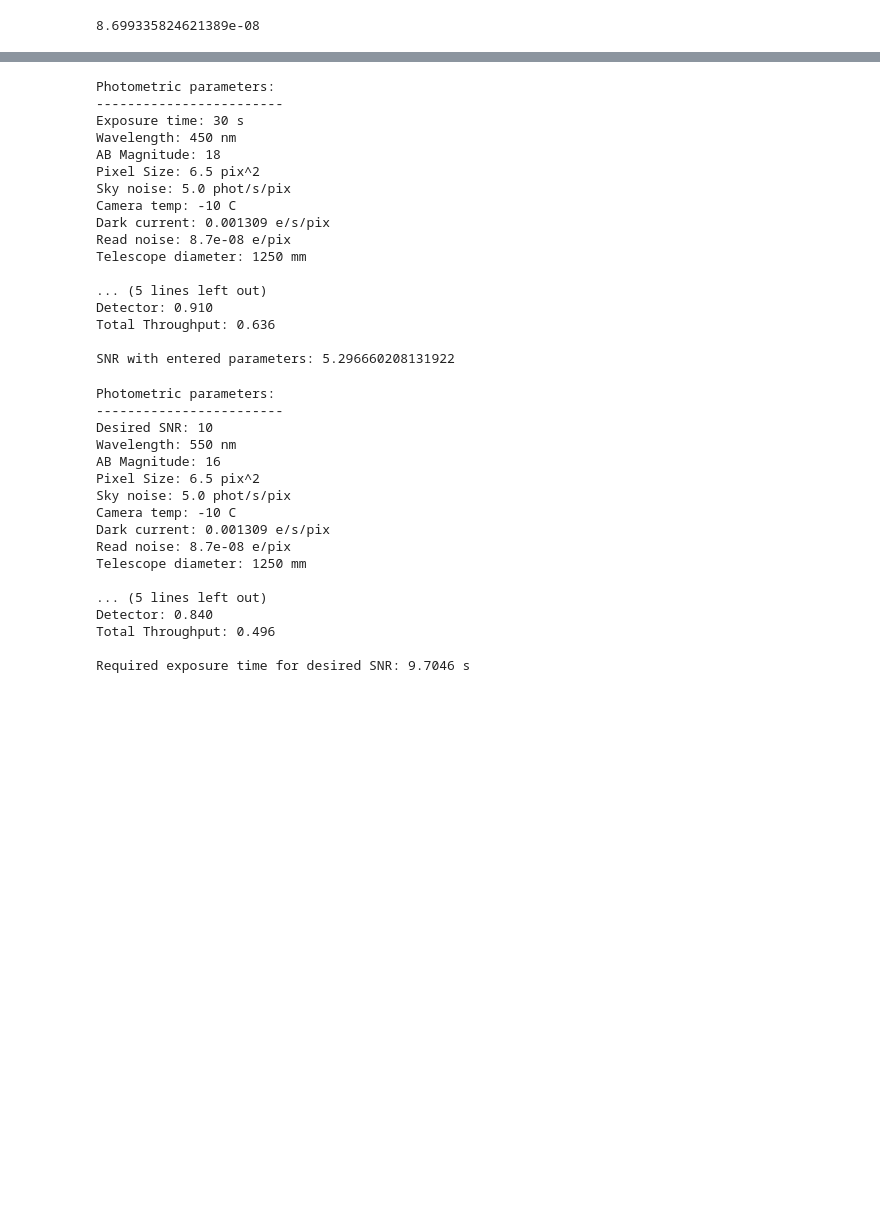
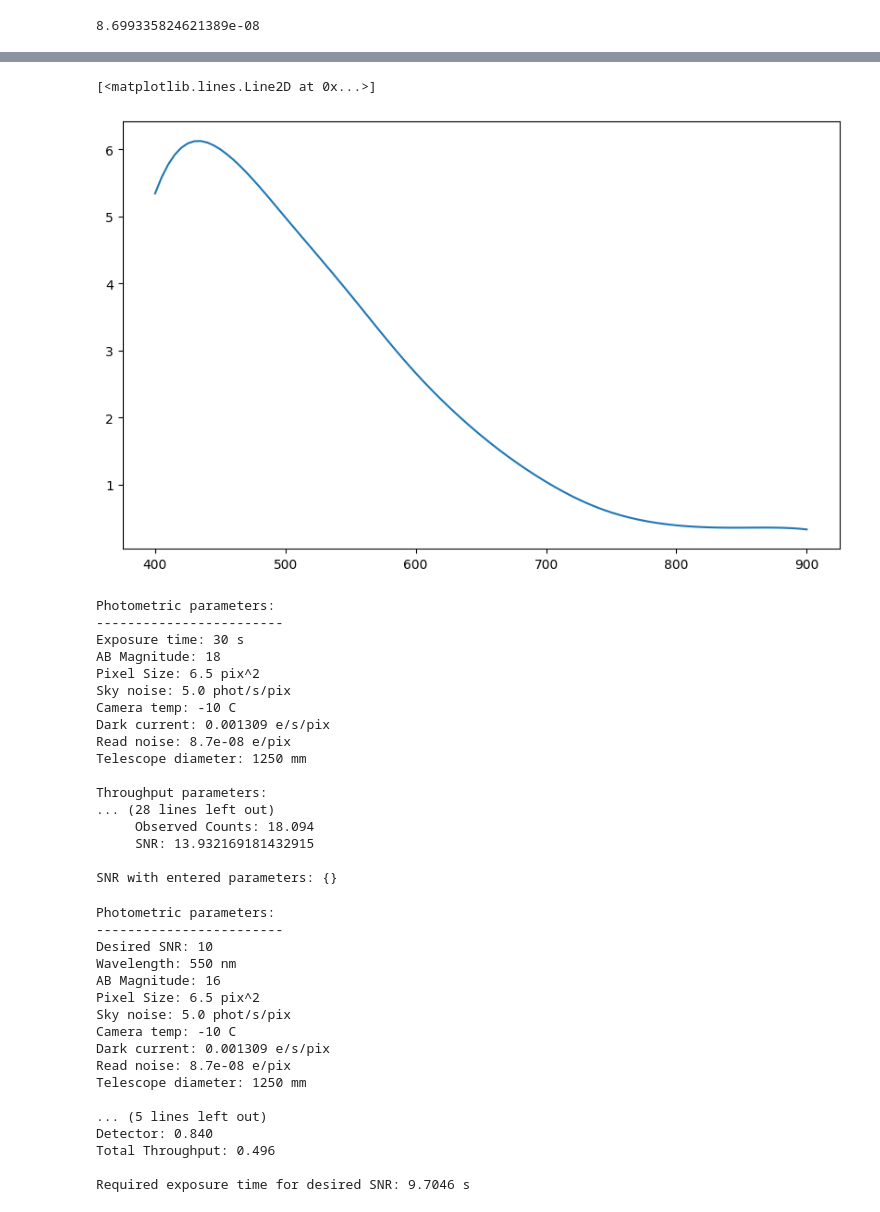
Before and after one commit to MLO-Claud-Spectrograph/etc, a Jupyter notebook: ETC/ETC_Ian.ipynb, the cells around one changed output, grey strips where cells are left out. Cells and saved outputs as stored; diff of their text form; code cells hidden in the pictures; blank space fills up the shorter version.

```diff
--- a/ETC/ETC_Ian.ipynb
+++ b/ETC/ETC_Ian.ipynb
@@ -323,0 +474,18 @@ def get_SNR(exp_time, wavelength, mag, ob_size=6.5, sky_noise=5.0, dark_current=
+# %%
+params = (400, 900, 5)
+wave_min, wave_max, bin_step = params
+
+
+wave_arr = np.arange(wave_min, wave_max + bin_step, bin_step) # makes array of wavelengths with step size wavelength[2]
+s_obs, grats, detecs = get_sob_for_wave_array(wave_arr, 18)
+s_obs = np.array(s_obs)
+
+t = Table(names=('Wave bin', 'S_ob'), dtype=(str, 'f4'))
+for i in range(wave_min, wave_max, bin_step):
+    i_next = i + bin_step
+    wave_bin = (wave_arr >= i) & (wave_arr <= i_next)
+    s_ob_bin = integrate.simpson(s_obs[wave_bin], x=wave_arr[wave_bin])
+
+    t.add_row((f'{i}-{i_next}', s_ob_bin))
+
+t.pprint(max_lines=-1)
@@ -324,12 +510,15 @@ def get_SNR(exp_time, wavelength, mag, ob_size=6.5, sky_noise=5.0, dark_current=
+# %%
+plt.figure(figsize=(10, 6))
+plt.plot(wave_arr, s_obs)
+# %% [output]
+[<matplotlib.lines.Line2D at 0x...>]
+[figure, added]
 # %%
-get_SNR(30, 450, 18)
-
-get_SNR()
+get_SNR(30, (450, 850, 1), 18)
 # %% [output]
 Photometric parameters:
 ------------------------
 Exposure time: 30 s
-Wavelength: 450 nm
 AB Magnitude: 18
 Pixel Size: 6.5 pix^2
 Sky noise: 5.0 phot/s/pix
@@ -338,11 +527,12 @@ Dark current: 0.001309 e/s/pix
 Read noise: 8.7e-08 e/pix
 Telescope diameter: 1250 mm
 
-... (5 lines left out)
-Detector: 0.910
-Total Throughput: 0.636
+Throughput parameters:
+... (28 lines left out)
+     Observed Counts: 18.094
+     SNR: 13.932169181432915
 
-SNR with entered parameters: 5.296660208131922
+SNR with entered parameters: {}
 # %%
 def get_exptime(SNR, wavelength, mag, ob_size=6.5, sky_noise=5.0, dark_current=0.001309,
             read_noise=8.70e-8, fiber=0.995, grat=0.6, lens=0.99, detec=0.8, t_diam=1250, temp=-10, static_tp=False, use_temp_for_dc=True):
```
Also changed, not shown: parts of 6 cells of this notebook.
